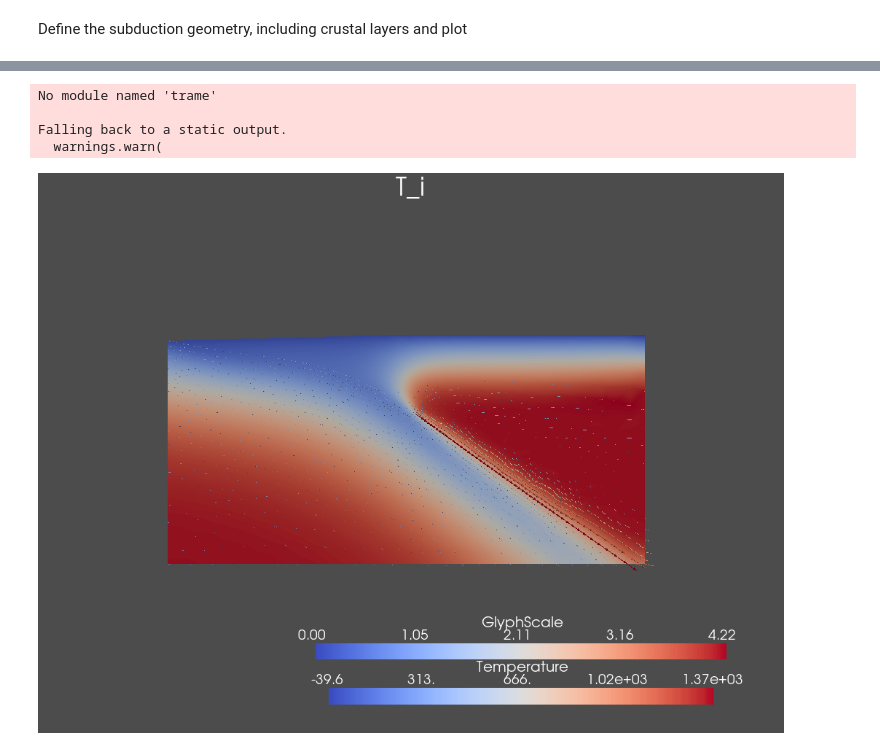
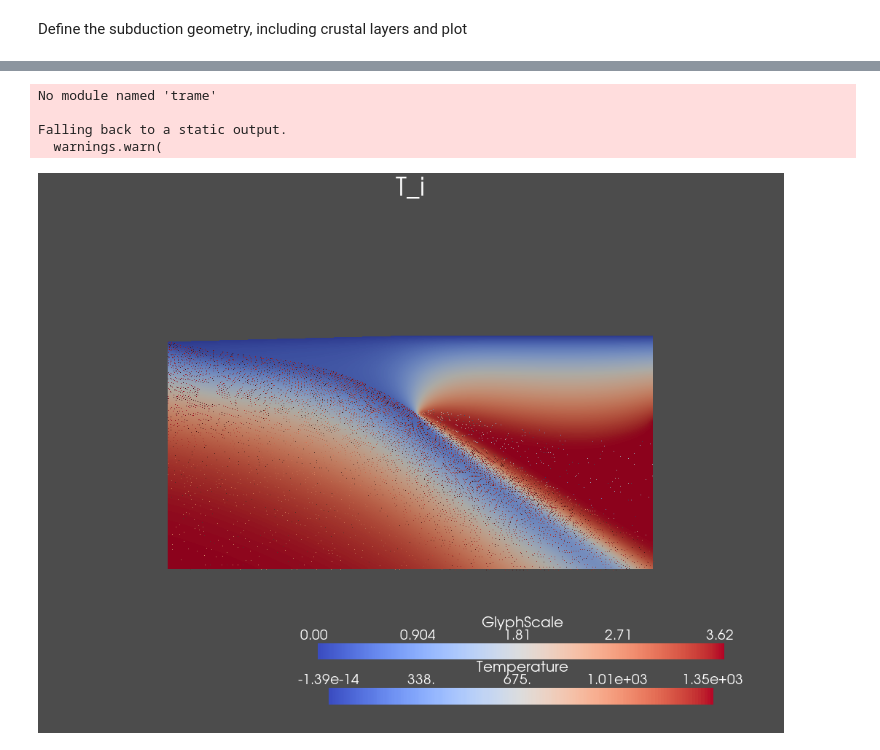
Before and after one commit to KidusTesh/fenicsx_subduction, a Jupyter notebook: notebooks/Central_Honshu.ipynb, the cells around one changed output, grey strips where cells are left out. Drawn from its saved outputs; the diff is of its cells as text; code cells hidden in the pictures.

```diff
--- a/notebooks/Central_Honshu.ipynb
+++ b/notebooks/Central_Honshu.ipynb
@@ -359,7 +384,11 @@ vw_i=uw_i.sub(0)
 # %%
-from ufl import sym, inner, dot, grad, exp, sqrt
+from ufl import sym, inner, dot, SpatialCoordinate, grad, exp
+from ufl import sqrt
+xs = SpatialCoordinate(mesh)
+deltazsurface = ufl.min_value(ufl.max_value(-ytrench*(1. - xs[0]/coast_distance), 0.), -ytrench)
+z = -(xs[1]+deltazsurface)
 
-Tdim = Ts + T0*T_i
+Tdim = TsK + T0*T_i + 0.3*z  # dimensional temperature in Kelvin with an adiabat added
 # wedge viscosity:
 edot = sym(grad(vw_i))
 eII = sqrt(0.5*inner(edot, edot))
@@ -374,7 +403,7 @@ etaprime = 1./inv_etaprime
 edots = sym(grad(vs_i))
 eIIs = sqrt(0.5*inner(edots, edots))
 # inverse dimensionless dislocation creep viscosity
-inv_etadisls = eta0*A_disl*exp(-E_o/(n*R*Tdim))*(e0**nexp)*(eIIs**nexp)
+inv_etadisls = eta0*invA_disl*exp(-E_o/(n*R*Tdim))*(e0**nexp)*(eIIs**nexp)
 # inverse dimensionless effective viscosity
 inv_etaprimes = inv_etadisls + eta0/etamax
 # "harmonic mean" viscosity (actually twice the harmonic mean)
@@ -482,8 +522,8 @@ Falling back to a static output.
 # %%
-S1 =  (T_t*dot(vs_i, grad(T_a))+inner(grad(T_a), grad(T_t)))*dx(1)
-S2 =  (T_t*dot(vw_i, grad(T_a))+inner(grad(T_a), grad(T_t)))*dx(2)
-S3 =  (inner(grad(T_a), grad(T_t)))*dx(3)
-S4 =  (inner(grad(T_a), grad(T_t)))*dx(4)
+S1 =  (T_t*dot(vs_i, grad(T_a))+inner(grad(T_a), km*grad(T_t)))*dx(1)
+S2 =  (T_t*dot(vw_i, grad(T_a))+inner(grad(T_a), km*grad(T_t)))*dx(2)
+S3 =  (inner(grad(T_a), kc*grad(T_t)))*dx(3)
+S4 =  (inner(grad(T_a), kc*grad(T_t)))*dx(4)
 St=S1+S2+S3+S4
 ft = T_t*H1*dx(4) + T_t*H2*dx(3)
 
@@ -514,6 +554,6 @@ fem.set_bc(rT_i.array, [bc_Ttop, bc_trench_Vt, bc_backarc_Vt], scale=0.0)
 r = (rs_i.norm()**2 + rw_i.norm()**2 + rT_i.norm()**2)**0.5
 r0 = r
 r_rel = r/r0
-r_tol = 1e-4
+r_tol = 1e-9
 print(r, r_rel, r0)
 # %% [output]
@@ -526,11 +565,11 @@ array([ 1.53612181e-02, -6.48483175e-08,  1.25291044e-02, ...,
 # %%
-max_its = 1
+max_its = 50
 it = 0
 while r_rel > r_tol:
     if it >= max_its: break
     T_i = problem_T.solve()
-    us_i = problem_vs0.solve()
-    uw_i = problem_vw0.solve()
+    us_i = problem_vs.solve()
+    uw_i = problem_vw.solve()
     rs_i = fem.assemble_vector(fem.form(rs))
     fem.set_bc(rs_i.array, [bc_slab_s, bc_NonSlab_Vs1, bc_NonSlab_Vs0], scale=0.0)
     rw_i = fem.assemble_vector(fem.form(rw))
@@ -540,6 +579,6 @@ while r_rel > r_tol:
     fem.set_bc(rT_i.array, [bc_Ttop, bc_trench_Vt, bc_backarc_Vt], scale=0.0)
     r = (rs_i.norm()**2 +rw_i.norm()**2 + rT_i.norm()**2)**0.5
     r_rel = r/r0
-    print (r_rel, r0)
+    print (it, r_rel, r0)
     it += 1
 # %% [output]
@@ -598,36 +675,36 @@ values_s[:, :len(vs_i)] = vs_i.collapse().x.array.real.reshape((geometry_s.shape
 
 function_grid_s = pyvista.UnstructuredGrid(topology_s, cell_types_s, geometry_s)
 function_grid_s["vs_i"] = values_s
-glyphs_s = function_grid_s.glyph(orient="vs_i", factor=3.0)
+glyphs_s = function_grid_s.glyph(orient="vs_i", factor=.50)
 
 pyvista.start_xvfb()
 topology_w, cell_types_w, geometry_w = create_vtk_mesh(Vw0)
 values_w = np.zeros((geometry_w.shape[0], 3), dtype=np.float32)
 values_w[:, :len(vw_i)] = vw_i.collapse().x.array.real.reshape((geometry_w.shape[0], len(vw_i)))
 
 function_grid_w = pyvista.UnstructuredGrid(topology_w, cell_types_w, geometry_w)
 function_grid_w["vw_i"] = values_w
-glyphs_w = function_grid_w.glyph(orient="vw_i", factor=3.0)
+glyphs_w = function_grid_w.glyph(orient="vw_i", factor=0.50)
 
 glyphs = glyphs_s+glyphs_w
 
 pyvista_cells, cell_types, geometry = create_vtk_mesh(Vt)
 grid = pyvista.UnstructuredGrid(pyvista_cells, cell_types, geometry)
 grid.point_data["Temperature"] = T_i.x.array
 grid.set_active_scalars("Temperature")
 plotter = pyvista.Plotter()
 plotter.add_text("T_i", position="upper_edge", font_size=14)
 plotter.add_mesh(grid, show_edges=False, cmap = 'coolwarm')
 
 plotter.add_mesh(glyphs, cmap='coolwarm')
 plotter.view_xy()
 if not pyvista.OFF_SCREEN:
      plotter.show()
 else:
     glyphs = plotter.screenshot('glyphs.pdf', format='pdf')
 # %% [output]
 No module named 'trame'
 
 Falling back to a static output.
   warnings.warn(
-[figure, old version]
+[figure, new version]
```
Also changed, not shown: parts of 29 cells of this notebook, 4 other files.
